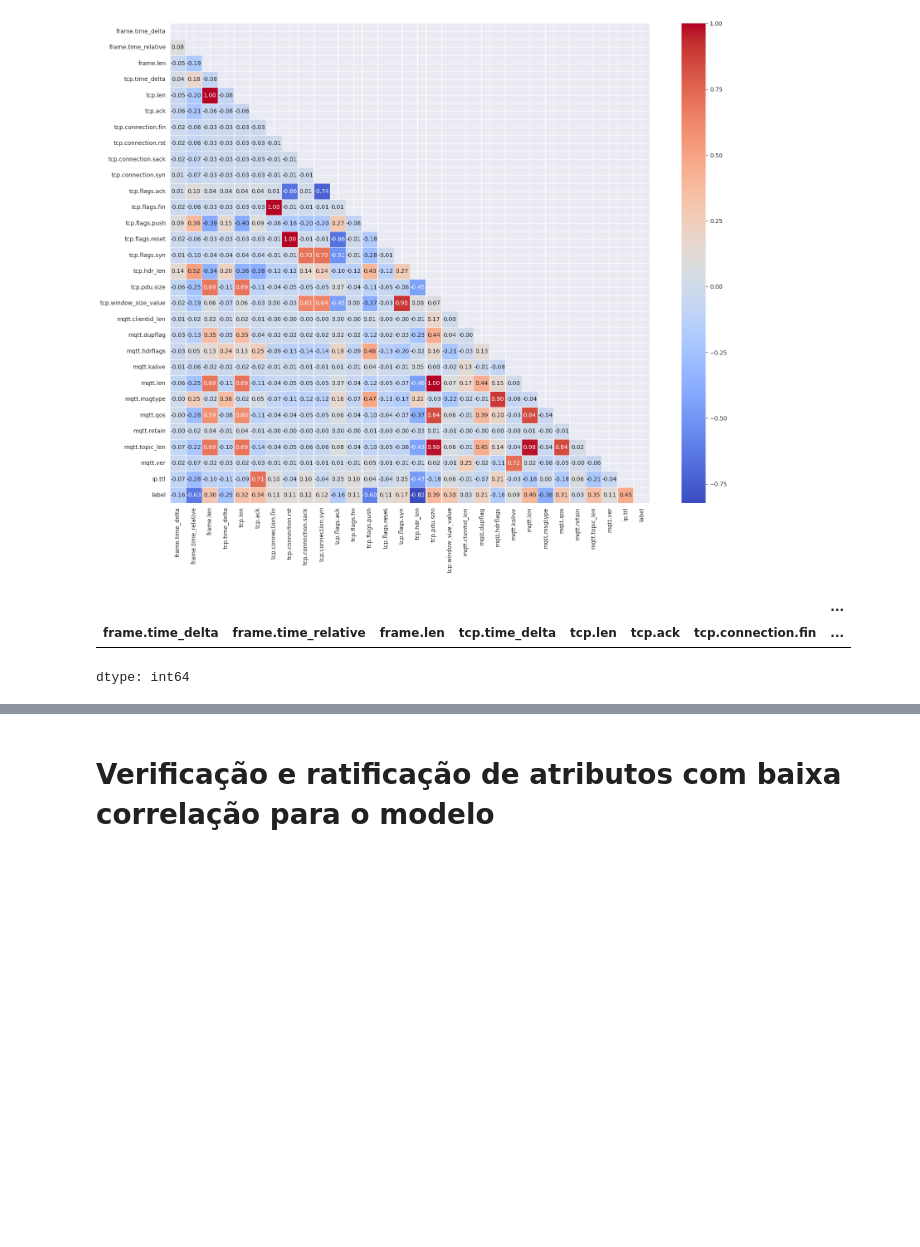
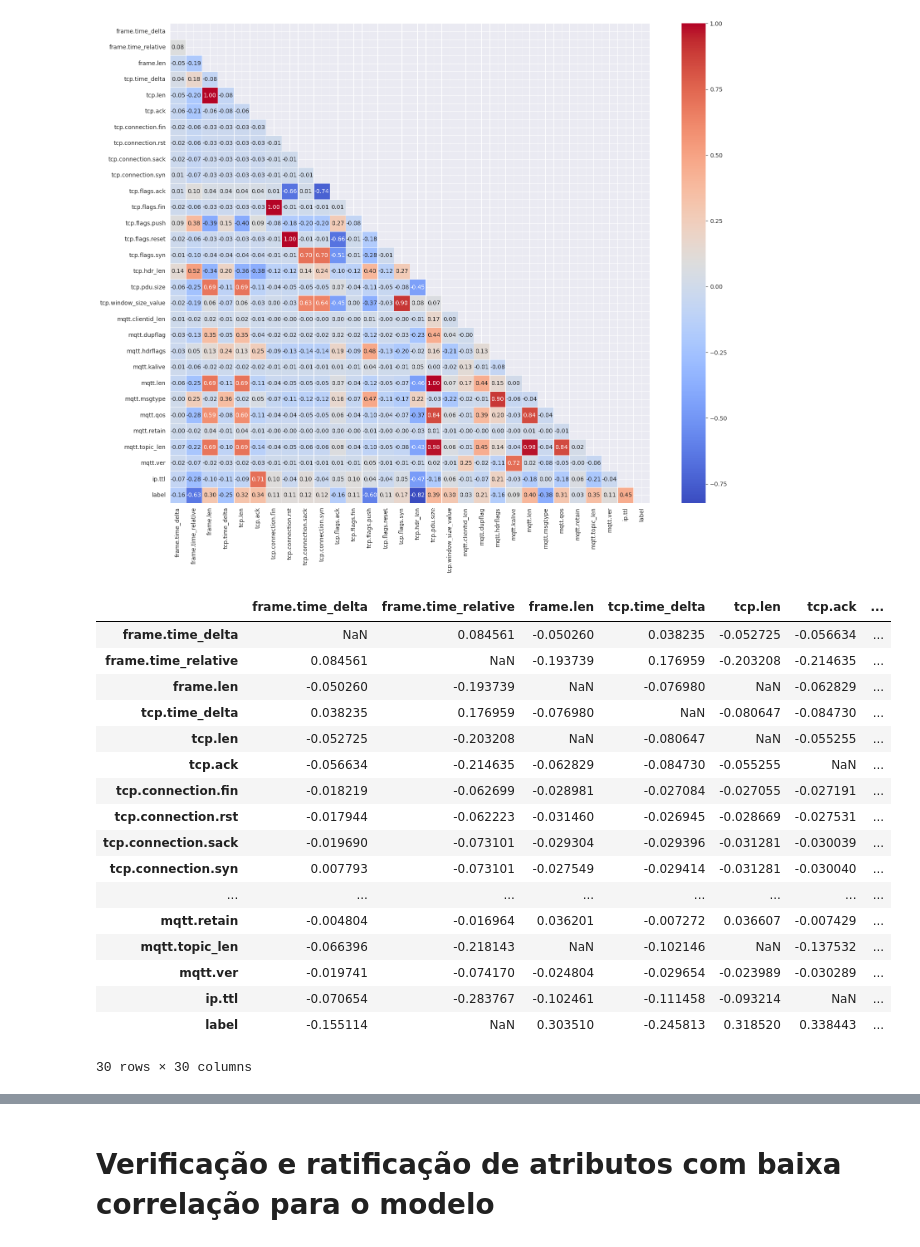
Before and after one commit to gutosantos-github/amsaude, a Jupyter notebook: 5-projeto_aplicacao/projeto_app_novo.ipynb, the cells around one changed output, grey strips where cells are left out. Cells and saved outputs as stored; diff of their text form; code cells hidden in the pictures; blank space fills up the shorter version.

```diff
--- a/5-projeto_aplicacao/projeto_app_novo.ipynb
+++ b/5-projeto_aplicacao/projeto_app_novo.ipynb
@@ -659,11 +657,25 @@ plt.show()
 # %% [output]
 [figure]
 # %%
-# Filtrar as correlações que sejam maiores que 0.5 ou menores que -0.5
-high_correlation = corr_matrix[~((corr_matrix > 0.5) | (corr_matrix < -0.5))]
+# Filtrar valores menores que 0.5 e maiores que -0.5
+filtered_corr = corr_matrix[(corr_matrix < 0.5) & (corr_matrix > -0.5)]
+filtered_corr
+# %% [output]
+|  | frame.time_delta | frame.time_relative | frame.len | tcp.time_delta | tcp.len | tcp.ack | ... |
+| frame.time_delta | NaN | 0.084561 | -0.050260 | 0.038235 | -0.052725 | -0.056634 | ... |
+| frame.time_relative | 0.084561 | NaN | -0.193739 | 0.176959 | -0.203208 | -0.214635 | ... |
+| frame.len | -0.050260 | -0.193739 | NaN | -0.076980 | NaN | -0.062829 | ... |
+| tcp.time_delta | 0.038235 | 0.176959 | -0.076980 | NaN | -0.080647 | -0.084730 | ... |
+| tcp.len | -0.052725 | -0.203208 | NaN | -0.080647 | NaN | -0.055255 | ... |
+| tcp.ack | -0.056634 | -0.214635 | -0.062829 | -0.084730 | -0.055255 | NaN | ... |
+| tcp.connection.fin | -0.018219 | -0.062699 | -0.028981 | -0.027084 | -0.027055 | -0.027191 | ... |
+| tcp.connection.rst | -0.017944 | -0.062223 | -0.031460 | -0.026945 | -0.028669 | -0.027531 | ... |
+| tcp.connection.sack | -0.019690 | -0.073101 | -0.029304 | -0.029396 | -0.031281 | -0.030039 | ... |
+| tcp.connection.syn | 0.007793 | -0.073101 | -0.027549 | -0.029414 | -0.031281 | -0.030040 | ... |
+| ... | ... | ... | ... | ... | ... | ... | ... |
+| mqtt.retain | -0.004804 | -0.016964 | 0.036201 | -0.007272 | 0.036607 | -0.007429 | ... |
+| mqtt.topic_len | -0.066396 | -0.218143 | NaN | -0.102146 | NaN | -0.137532 | ... |
+| mqtt.ver | -0.019741 | -0.074170 | -0.024804 | -0.029654 | -0.023989 | -0.030289 | ... |
+| ip.ttl | -0.070654 | -0.283767 | -0.102461 | -0.111458 | -0.093214 | NaN | ... |
+| label | -0.155114 | NaN | 0.303510 | -0.245813 | 0.318520 | 0.338443 | ... |
+30 rows × 30 columns
-# %%
-high_correlation.value_counts()
-# %% [output]
-|  |  |  |  |  |  |  | ... |
-| frame.time_delta | frame.time_relative | frame.len | tcp.time_delta | tcp.len | tcp.ack | tcp.connection.fin | ... |
-dtype: int64
```
Also changed, not shown: parts of 60 cells of this notebook.
